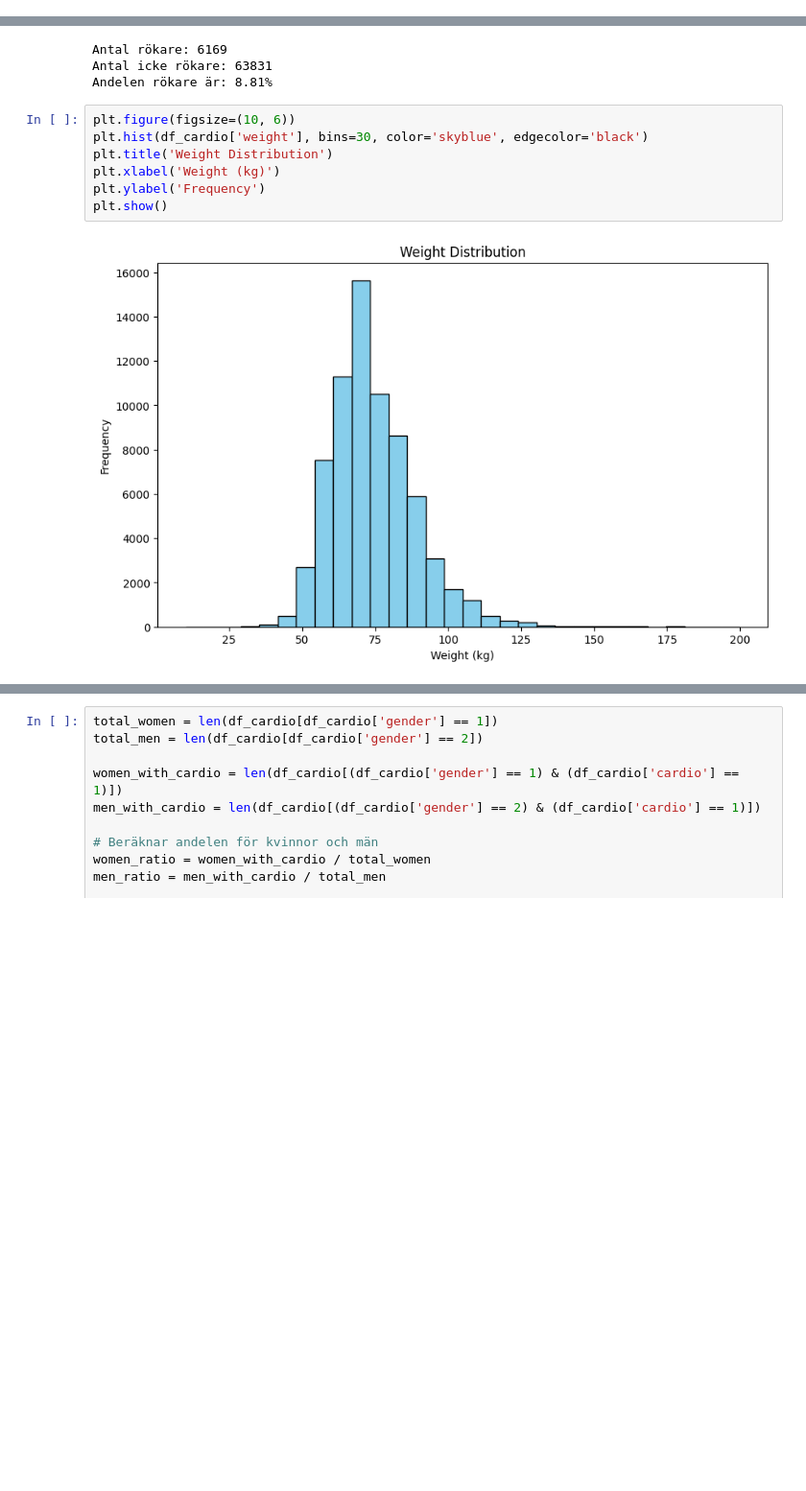
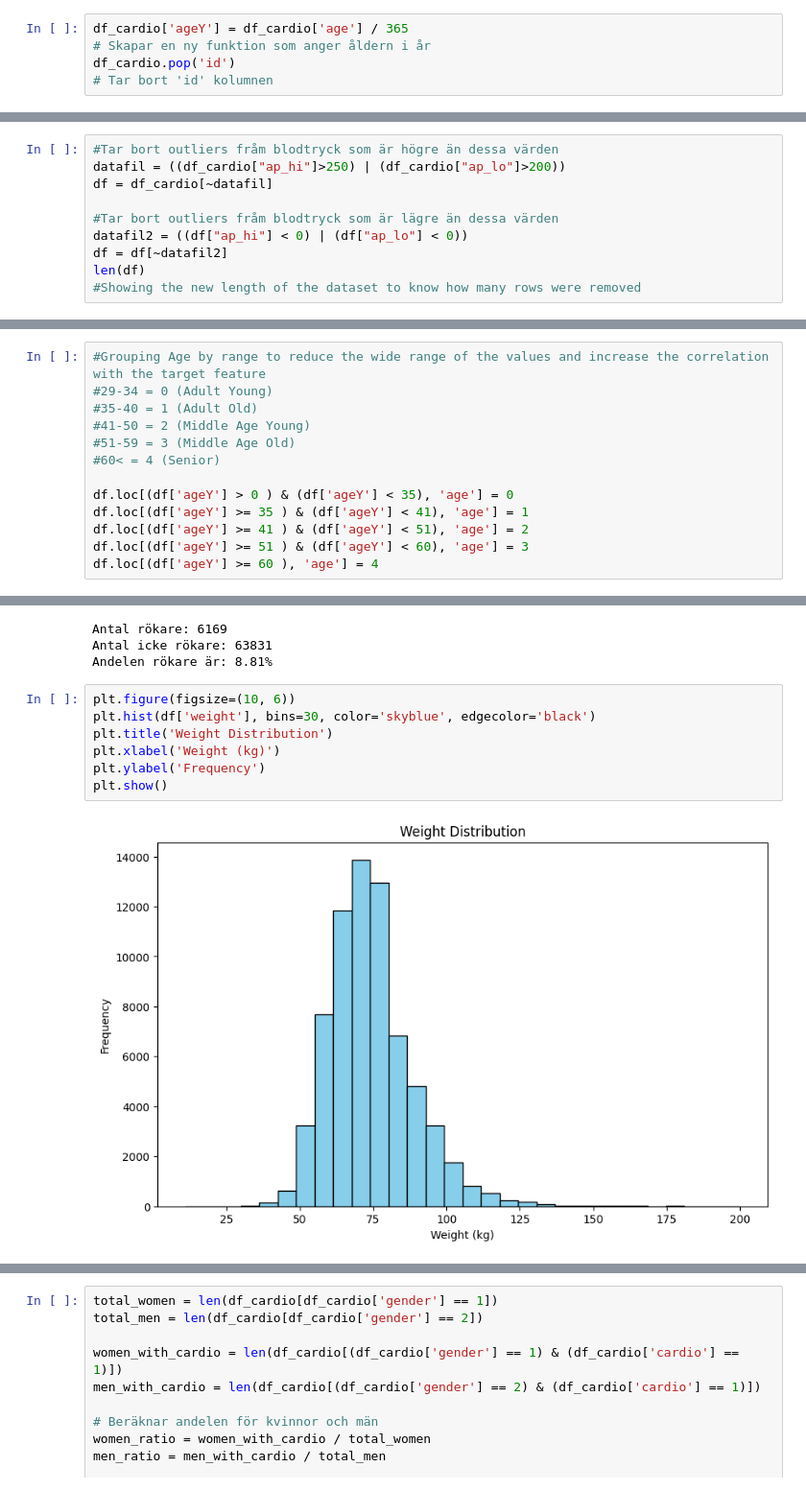
Before and after one commit to SandraAnder/AI-Sandra-Andersson-OPA23, a Jupyter notebook: labs/Lab1/Lab1.ipynb, the cells around one changed output, grey strips where cells are left out. Shown at 96% size. Drawn from its saved outputs; the diff is of its cells as text; blank space fills up the shorter version.

```diff
--- a/labs/Lab1/Lab1.ipynb
+++ b/labs/Lab1/Lab1.ipynb
@@ -687,0 +639,5 @@ cardio       1.000000
+# %%
+df_cardio['ageY'] = df_cardio['age'] / 365
+# Skapar en ny funktion som anger åldern i år
+df_cardio.pop('id')
+# Tar bort 'id' kolumnen
@@ -687,0 +689,10 @@ cardio       1.000000
+# %%
+#Tar bort outliers fråm blodtryck som är högre än dessa värden
+datafil = ((df_cardio["ap_hi"]>250) | (df_cardio["ap_lo"]>200))
+df = df_cardio[~datafil]
+
+#Tar bort outliers fråm blodtryck som är lägre än dessa värden
+datafil2 = ((df["ap_hi"] < 0) | (df["ap_lo"] < 0))
+df = df[~datafil2]
+len(df)
+#Showing the new length of the dataset to know how many rows were removed
@@ -687,0 +701,13 @@ cardio       1.000000
+# %%
+#Grouping Age by range to reduce the wide range of the values and increase the correlation with the target feature
+#29-34 = 0 (Adult Young)
+#35-40 = 1 (Adult Old)
+#41-50 = 2 (Middle Age Young)
+#51-59 = 3 (Middle Age Old)
+#60< = 4 (Senior)
+
+df.loc[(df['ageY'] > 0 ) & (df['ageY'] < 35), 'age'] = 0
+df.loc[(df['ageY'] >= 35 ) & (df['ageY'] < 41), 'age'] = 1
+df.loc[(df['ageY'] >= 41 ) & (df['ageY'] < 51), 'age'] = 2
+df.loc[(df['ageY'] >= 51 ) & (df['ageY'] < 60), 'age'] = 3
+df.loc[(df['ageY'] >= 60 ), 'age'] = 4
@@ -756,12 +871,12 @@ Antal icke rökare: 63831
 Andelen rökare är: 8.81%
 # %%
 plt.figure(figsize=(10, 6))
-plt.hist(df_cardio['weight'], bins=30, color='skyblue', edgecolor='black')
+plt.hist(df['weight'], bins=30, color='skyblue', edgecolor='black')
 plt.title('Weight Distribution')
 plt.xlabel('Weight (kg)')
 plt.ylabel('Frequency')
 plt.show()
 # %% [output]
-[figure, old version]
+[figure, new version]
 # %%
 plt.figure(figsize=(10, 6))
```
Also changed, not shown: parts of 37 cells of this notebook, 1 other file.
